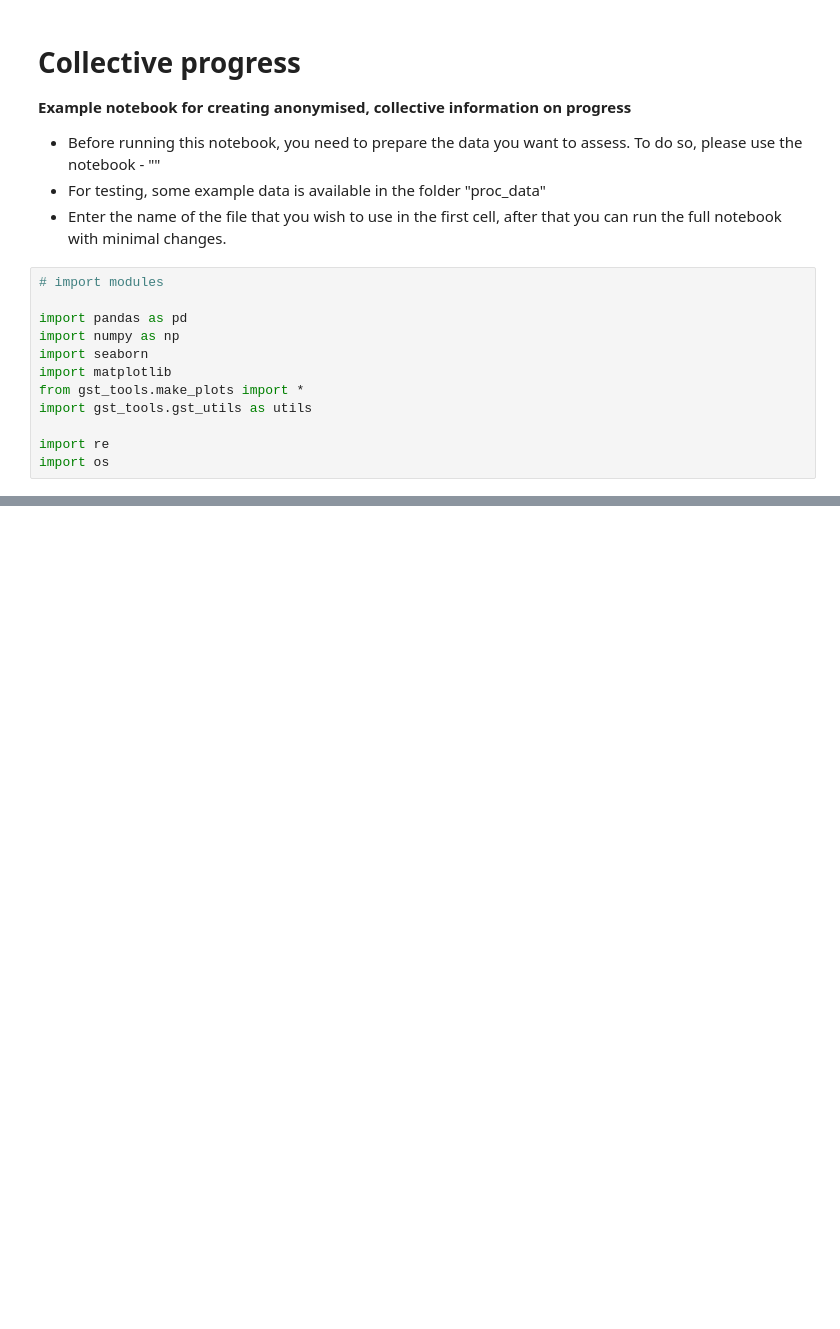
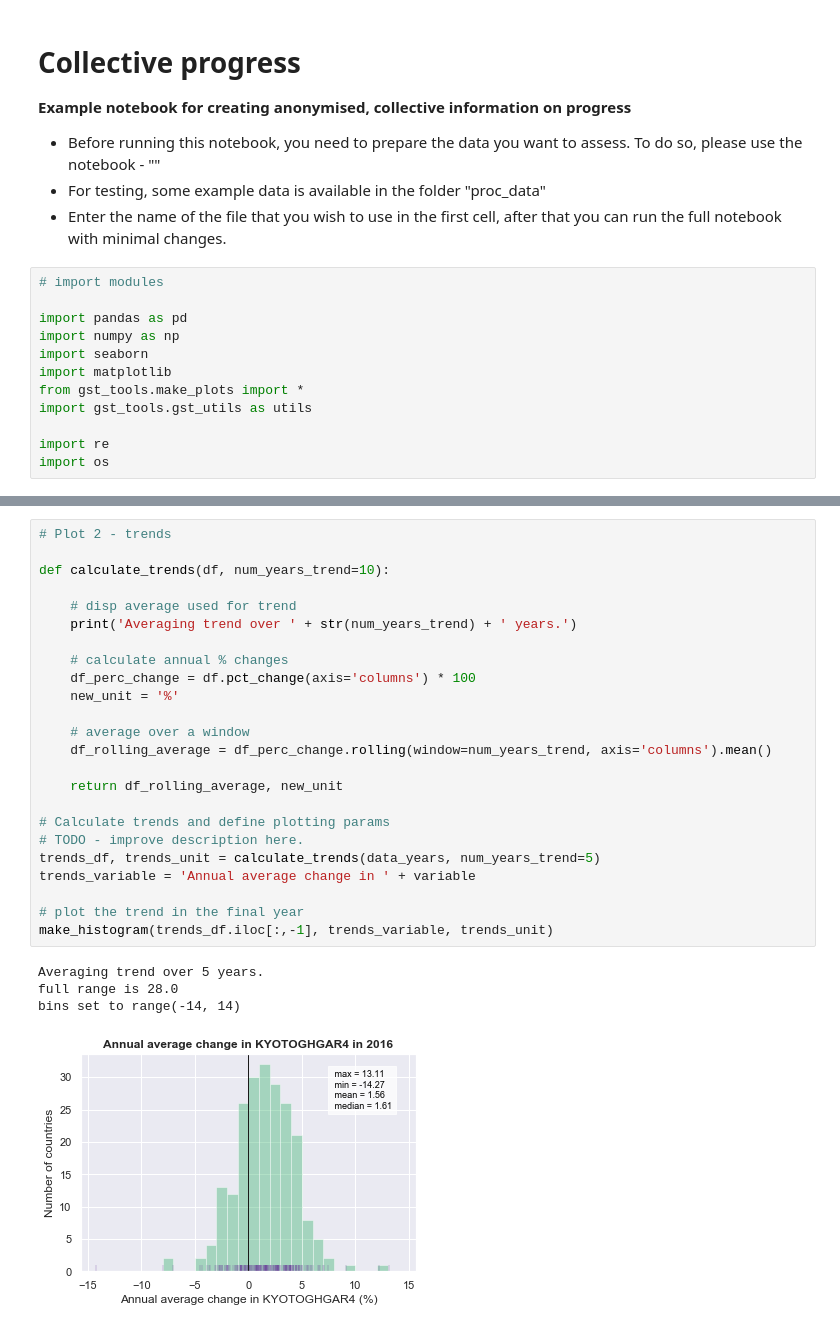
Before and after one commit to mljeffery/performance-distribution-tools, a Jupyter notebook: make-collective-progress-plots.ipynb, the cells around one changed output, grey strips where cells are left out. Cells and saved outputs as stored; diff of their text form; blank space fills up the shorter version.

```diff
--- a/make-collective-progress-plots.ipynb
+++ b/make-collective-progress-plots.ipynb
@@ -120,0 +299,29 @@ SyntaxError: unexpected EOF while parsing (<ipython-input-84-f02dd8c13a69>, line
+# %%
+# Plot 2 - trends
+
+def calculate_trends(df, num_years_trend=10):
+
+    # disp average used for trend
+    print('Averaging trend over ' + str(num_years_trend) + ' years.')
+
+    # calculate annual % changes
+    df_perc_change = df.pct_change(axis='columns') * 100
+    new_unit = '%'
+
+    # average over a window
+    df_rolling_average = df_perc_change.rolling(window=num_years_trend, axis='columns').mean()
+
+    return df_rolling_average, new_unit
+
+# Calculate trends and define plotting params
+# TODO - improve description here.
+trends_df, trends_unit = calculate_trends(data_years, num_years_trend=5)
+trends_variable = 'Annual average change in ' + variable
+
+# plot the trend in the final year
+make_histogram(trends_df.iloc[:,-1], trends_variable, trends_unit)
+# %% [output]
+Averaging trend over 5 years.
+full range is 28.0
+bins set to range(-14, 14)
+[figure, added]
```
Also changed, not shown: parts of 9 cells of this notebook, 2 other files.
